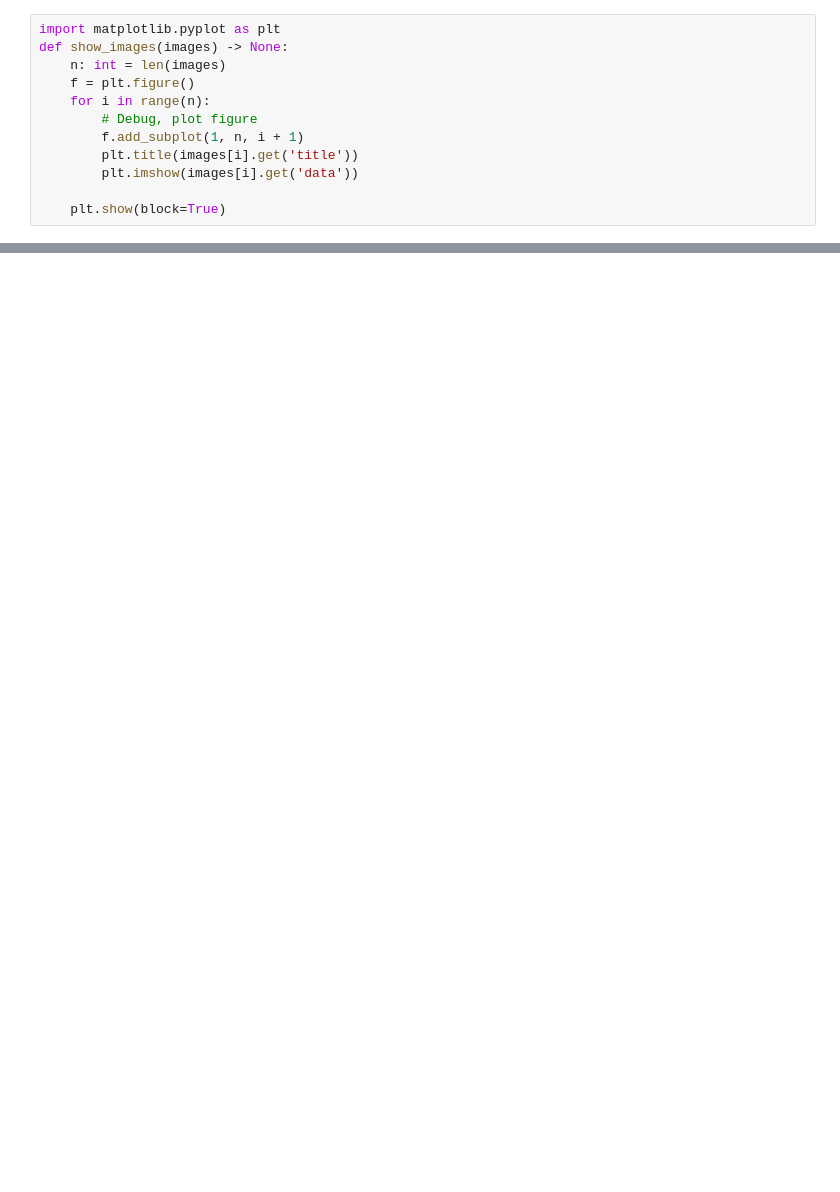
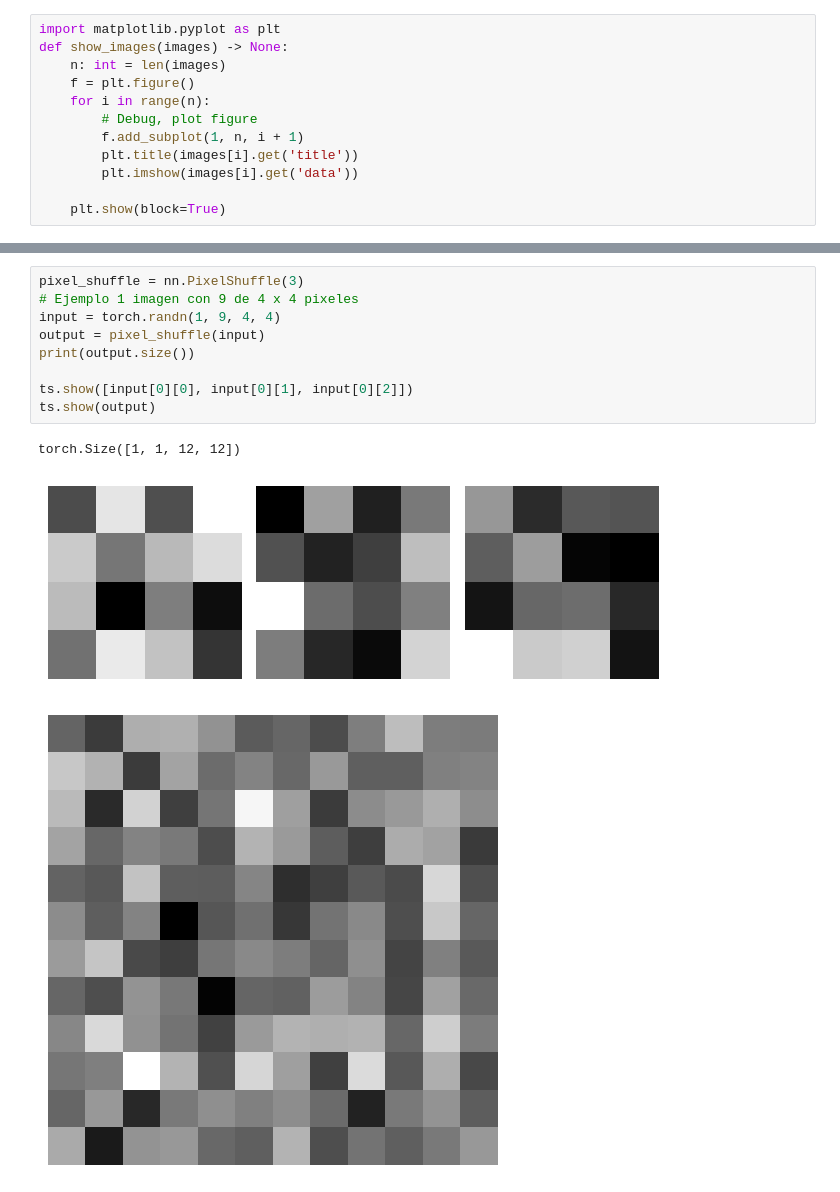
Before and after one commit to nonodev96/RNA_SI, a Jupyter notebook: scripts/test.ipynb, the cells around one changed output, grey strips where cells are left out. Saved outputs shown, nothing was run; the diff lists cells and outputs as text; blank space fills up the shorter version.

```diff
--- a/scripts/test.ipynb
+++ b/scripts/test.ipynb
@@ -189,0 +182,13 @@ ts.show(output,  unnormalize='imagenet')
+# %%
+pixel_shuffle = nn.PixelShuffle(3)
+# Ejemplo 1 imagen con 9 de 4 x 4 pixeles
+input = torch.randn(1, 9, 4, 4)
+output = pixel_shuffle(input)
+print(output.size())
+
+ts.show([input[0][0], input[0][1], input[0][2]])
+ts.show(output)
+# %% [output]
+torch.Size([1, 1, 12, 12])
+[figure, added]
+[figure, added]
```
Also changed, not shown: parts of 11 cells of this notebook, 7 other files.
